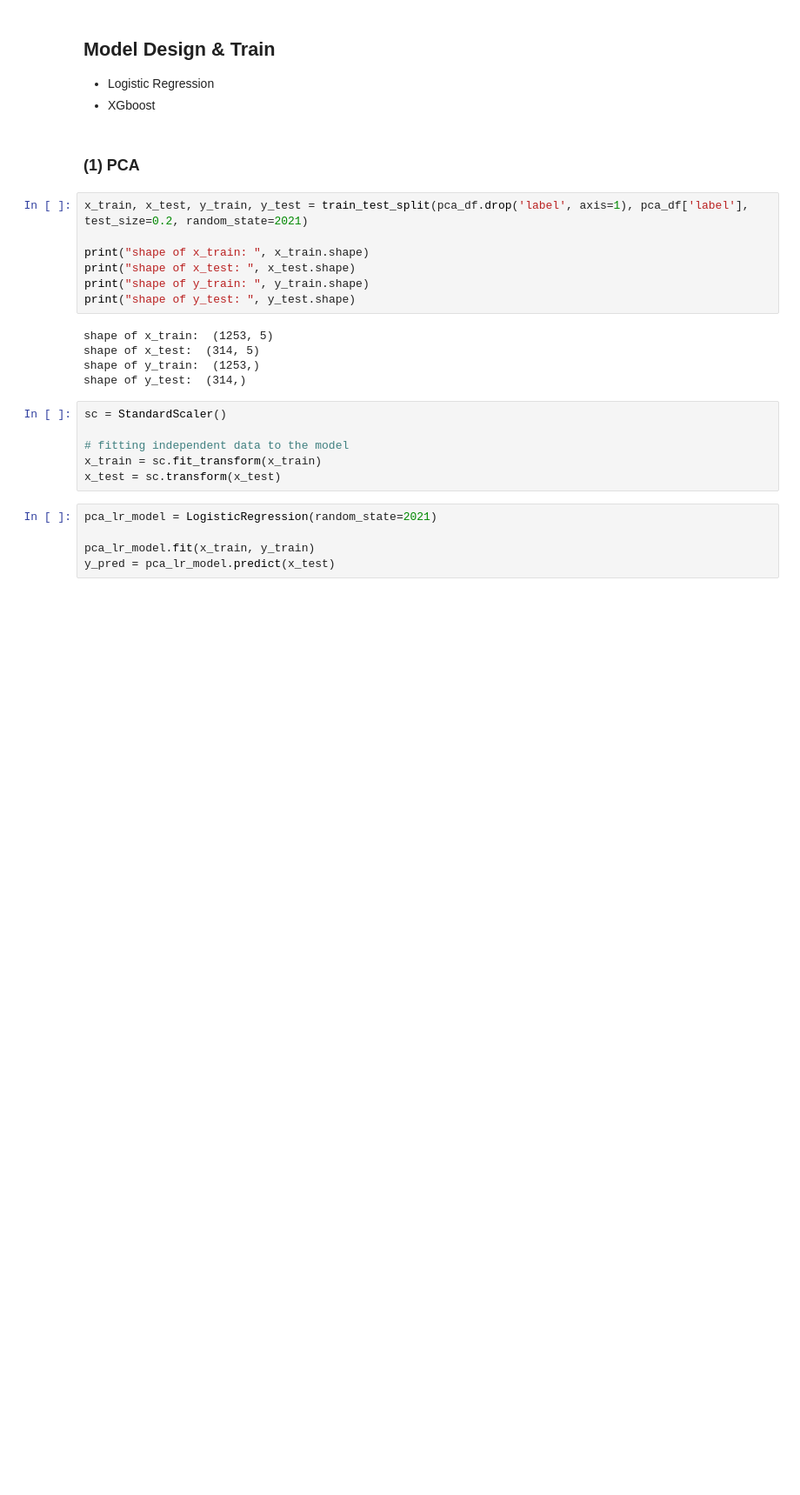
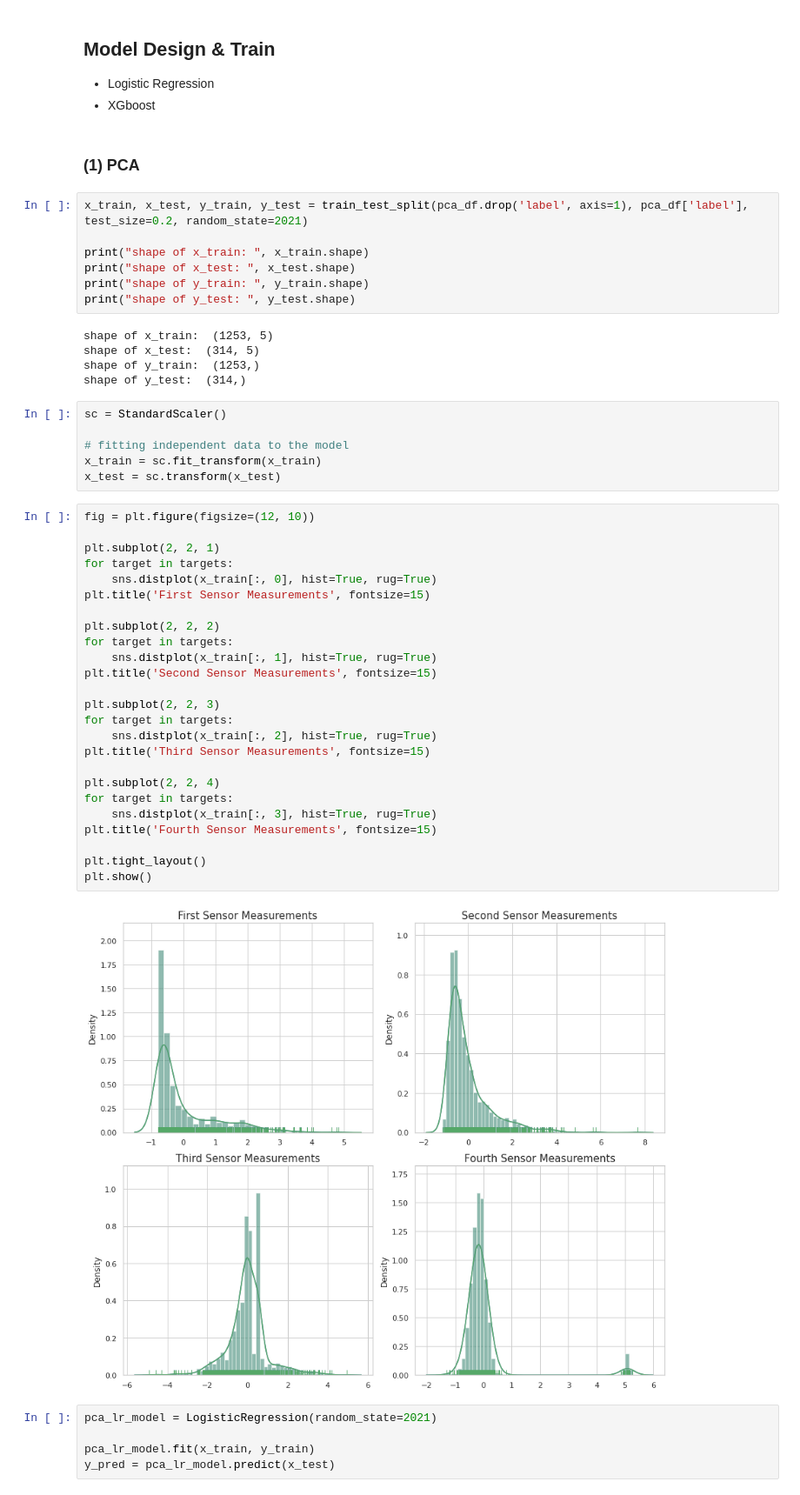
Before and after one commit to nanunzoey/data-science-portfolio, a Jupyter notebook: semiconductor_manufacturing_anomaly_detection.ipynb, the cells around one changed output. Shown at 87% size. Saved outputs shown, nothing was run; the diff lists cells and outputs as text; blank space fills up the shorter version.

```diff
--- a/semiconductor_manufacturing_anomaly_detection.ipynb
+++ b/semiconductor_manufacturing_anomaly_detection.ipynb
@@ -524,6 +552,33 @@ sc = StandardScaler()
 # fitting independent data to the model
 x_train = sc.fit_transform(x_train)
 x_test = sc.transform(x_test)
+# %%
+fig = plt.figure(figsize=(12, 10))
+
+plt.subplot(2, 2, 1)
+for target in targets:
+    sns.distplot(x_train[:, 0], hist=True, rug=True)
+plt.title('First Sensor Measurements', fontsize=15)
+
+plt.subplot(2, 2, 2)
+for target in targets:
+    sns.distplot(x_train[:, 1], hist=True, rug=True)
+plt.title('Second Sensor Measurements', fontsize=15)
+
+plt.subplot(2, 2, 3)
+for target in targets:
+    sns.distplot(x_train[:, 2], hist=True, rug=True)
+plt.title('Third Sensor Measurements', fontsize=15)
+
+plt.subplot(2, 2, 4)
+for target in targets:
+    sns.distplot(x_train[:, 3], hist=True, rug=True)
+plt.title('Fourth Sensor Measurements', fontsize=15)
+
+plt.tight_layout()
+plt.show()
+# %% [output]
+[figure, added]
 # %%
 pca_lr_model = LogisticRegression(random_state=2021)
 
```
Also changed, not shown: parts of 10 cells of this notebook.
